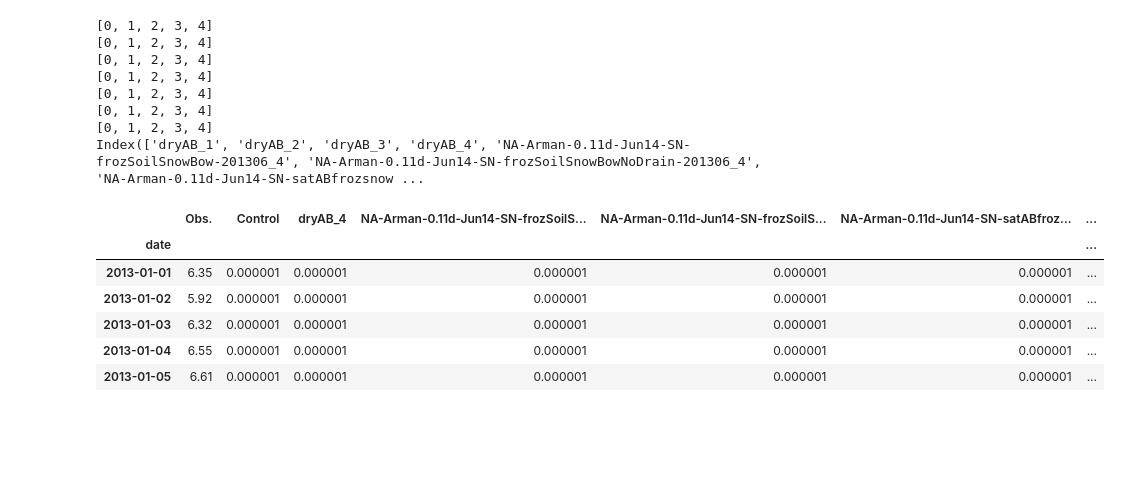
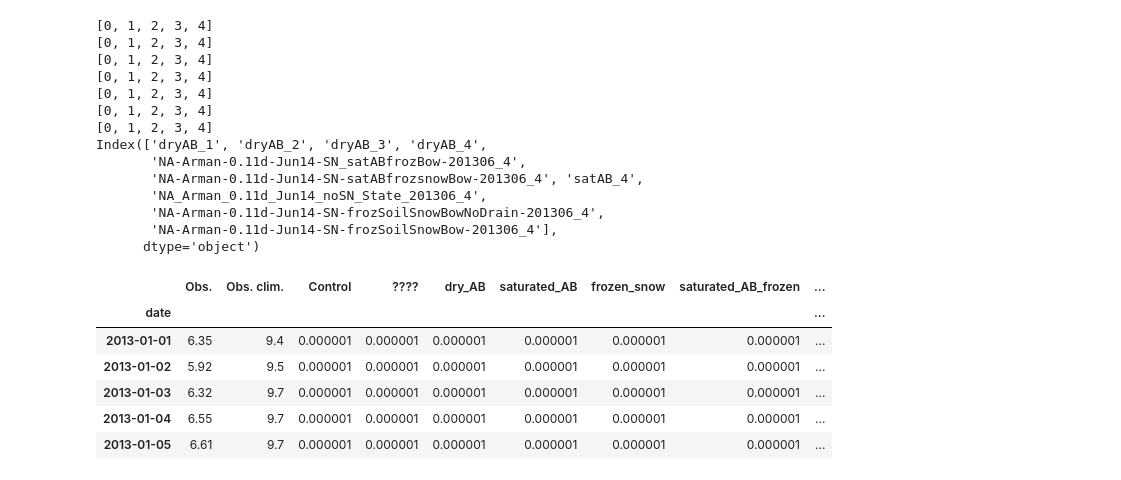
Before and after one commit to guziy/PyNotebooks, a Jupyter notebook: data_for_sasha_1_year/plot_hydrographs.ipynb, the cells around one changed output. Cells and saved outputs as stored; diff of their text form; code cells hidden in the pictures; blank space fills up the shorter version.

```diff
--- a/data_for_sasha_1_year/plot_hydrographs.ipynb
+++ b/data_for_sasha_1_year/plot_hydrographs.ipynb
@@ -50,9 +50,19 @@ def apply_plot_params(font_size=20, width_pt=1000, aspect_ratio=1, height_cm=Non
 
 
 id_to_label = {
+    "dryAB_4": "dry_AB",
+    "satAB_4": "saturated_AB",
+    'NA-Arman-0.11d-Jun14-SN_satABfrozBow-201306_4': "saturated_AB_frozen",
+    'NA-Arman-0.11d-Jun14-SN-satABfrozsnowBow-201306_4': "saturated_AB_snow",
+    'NA_Arman_0.11d_Jun14_noSN_State_201306_4': "????",
+    'NA-Arman-0.11d-Jun14-SN-frozSoilSnowBowNoDrain-201306_4': "frozen_snow_nodrain",
+    'NA-Arman-0.11d-Jun14-SN-frozSoilSnowBow-201306_4': "frozen_snow"
+}
 
-
-}
+ordered_labels = ["Obs.", "Obs. clim.", "Control", 'NA_Arman_0.11d_Jun14_noSN_State_201306_4', "dryAB_4", "satAB_4",
+                 "NA-Arman-0.11d-Jun14-SN-frozSoilSnowBow-201306_4",
+                  'NA-Arman-0.11d-Jun14-SN_satABfrozBow-201306_4',
+                  'NA-Arman-0.11d-Jun14-SN-frozSoilSnowBowNoDrain-201306_4',       ]
 
 
 data_yearly = None
@@ -93,42 +103,54 @@ for cname in data_yearly.columns[4:]:
 data_yearly.columns = [c.replace("simulation_1_year", "") for c in data_yearly.columns]
 
 print(data_yearly.columns)
 
 data_yearly.columns = [ "Obs." if c.endswith("1") else c for c in data_yearly.columns]
 data_yearly.columns = [ "Obs. clim." if c.endswith("3") else c for c in data_yearly.columns]
 data_yearly.columns = [ "Control" if c.endswith("2") else c for c in data_yearly.columns]
 
 # Make observations to be the first columns
 new_order = ["Obs.", "Obs. clim."]
-new_order = [new_order[0], ] + [c for c in data_yearly.columns if c not in new_order] + [new_order[-1],]
+new_order = new_order + [c for c in data_yearly.columns if c not in new_order]
 data_yearly = data_yearly[new_order]
 
 
 
 if dates is None:
     d0 = datetime(2013, 1, 1)
     dates = [d0 + timedelta(days=nd-1) for nd in data_yearly.index]
     data_yearly["date"] = dates
     data_yearly.set_index("date", inplace=True)
 
 
+
+#order columns again
+data_yearly = data_yearly[ordered_labels]
+
+data_yearly.columns = [id_to_label.get(c, c) for c in data_yearly.columns]
+
 data_yearly.head()
 # %% [output]
 [0, 1, 2, 3, 4]
 [0, 1, 2, 3, 4]
 [0, 1, 2, 3, 4]
 [0, 1, 2, 3, 4]
 [0, 1, 2, 3, 4]
 [0, 1, 2, 3, 4]
 [0, 1, 2, 3, 4]
-Index(['dryAB_1', 'dryAB_2', 'dryAB_3', 'dryAB_4', 'NA-Arman-0.11d-Jun14-SN-frozSoilSnowBow-201306_4', 'NA-Arman-0.11d-Jun14-SN-frozSoilSnowBowNoDrain-201306_4', 'NA-Arman-0.11d-Jun14-SN-satABfrozsnow ...
+Index(['dryAB_1', 'dryAB_2', 'dryAB_3', 'dryAB_4',
+       'NA-Arman-0.11d-Jun14-SN_satABfrozBow-201306_4',
+       'NA-Arman-0.11d-Jun14-SN-satABfrozsnowBow-201306_4', 'satAB_4',
+       'NA_Arman_0.11d_Jun14_noSN_State_201306_4',
+       'NA-Arman-0.11d-Jun14-SN-frozSoilSnowBowNoDrain-201306_4',
+       'NA-Arman-0.11d-Jun14-SN-frozSoilSnowBow-201306_4'],
+      dtype='object')
-|  | Obs. | Control | dryAB_4 | NA-Arman-0.11d-Jun14-SN-frozSoilS... | NA-Arman-0.11d-Jun14-SN-frozSoilS... | NA-Arman-0.11d-Jun14-SN-satABfroz... | ... |
-| date |  |  |  |  |  |  | ... |
-| 2013-01-01 | 6.35 | 0.000001 | 0.000001 | 0.000001 | 0.000001 | 0.000001 | ... |
-| 2013-01-02 | 5.92 | 0.000001 | 0.000001 | 0.000001 | 0.000001 | 0.000001 | ... |
-| 2013-01-03 | 6.32 | 0.000001 | 0.000001 | 0.000001 | 0.000001 | 0.000001 | ... |
-| 2013-01-04 | 6.55 | 0.000001 | 0.000001 | 0.000001 | 0.000001 | 0.000001 | ... |
-| 2013-01-05 | 6.61 | 0.000001 | 0.000001 | 0.000001 | 0.000001 | 0.000001 | ... |
+|  | Obs. | Obs. clim. | Control | ???? | dry_AB | saturated_AB | frozen_snow | saturated_AB_frozen | ... |
+| date |  |  |  |  |  |  |  |  | ... |
+| 2013-01-01 | 6.35 | 9.4 | 0.000001 | 0.000001 | 0.000001 | 0.000001 | 0.000001 | 0.000001 | ... |
+| 2013-01-02 | 5.92 | 9.5 | 0.000001 | 0.000001 | 0.000001 | 0.000001 | 0.000001 | 0.000001 | ... |
+| 2013-01-03 | 6.32 | 9.7 | 0.000001 | 0.000001 | 0.000001 | 0.000001 | 0.000001 | 0.000001 | ... |
+| 2013-01-04 | 6.55 | 9.7 | 0.000001 | 0.000001 | 0.000001 | 0.000001 | 0.000001 | 0.000001 | ... |
+| 2013-01-05 | 6.61 | 9.7 | 0.000001 | 0.000001 | 0.000001 | 0.000001 | 0.000001 | 0.000001 | ... |
 # %%
 data_yearly.shape
 # %% [output]
```
Also changed, not shown: parts of 3 cells of this notebook, 1 other file.
